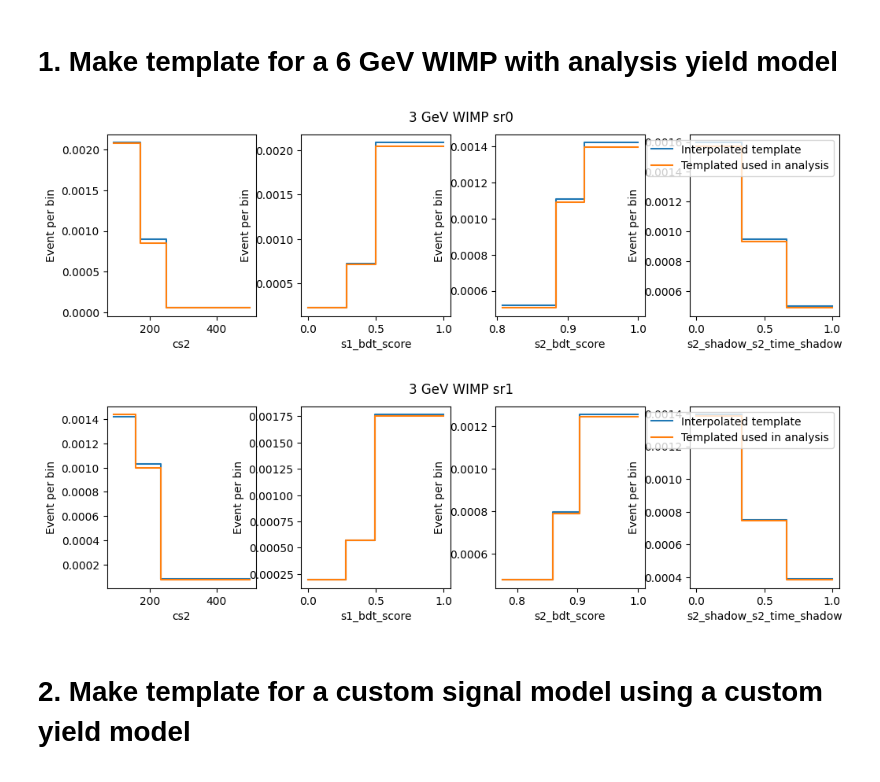
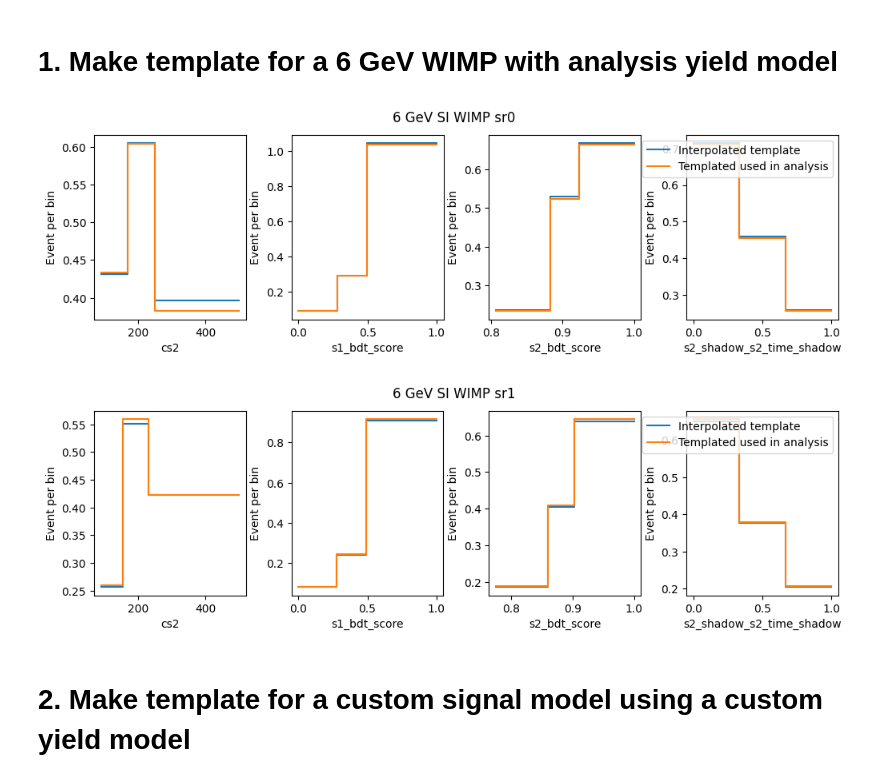
Before and after one commit to XENONnT/light_wimp_data_release, a Jupyter notebook: notebooks/1. SignalTemplate.ipynb, the cells around one changed output. Drawn from its saved outputs; the diff is of its cells as text; code cells hidden in the pictures.

```diff
--- a/notebooks/1. SignalTemplate.ipynb
+++ b/notebooks/1. SignalTemplate.ipynb
@@ -32,8 +25,8 @@ yield_model = {
     'qy': load_json(path + "signal/nr_qy_ybe_only_median_sr0_cevns.json")
 }
 # %%
-# Load 6 geV spectrum
-wimp_spectrum = load_json(path + f"signal/wimp_si_spectrum_3.json")
+# Load analytically computed spectrum
+wimp_spectrum = load_json(path + f"signal/wimp_si_spectrum_6.json")
 # %%
 # Perform fast simulation
 wimp_template = template.build_template(wimp_spectrum, yield_model)
@@ -41,30 +34,30 @@ wimp_template = template.build_template(wimp_spectrum, yield_model)
 # Load officlal template used in the analysis
 template_6geV = dict()
 for sr in ['sr0', 'sr1']:
-    template_6geV[sr] = template_to_multihist(path + f'wimp_si/template_XENONnT_{sr}_wimp_si_3_cevns_tly_0.0_tqy_0.0.h5')['template']
+    template_6geV[sr] = template_to_multihist(path + f'wimp_si/template_XENONnT_{sr}_wimp_si_6_cevns_tly_0.0_tqy_0.0.h5')['template']
 # %%
 # Compared data released templates
 
 for sr in ['sr0', 'sr1']:
 
     fig = plt.figure(figsize=(12, 3))
     grid = plt.GridSpec(1, 4, wspace=0.3)
 
     for i, axis in enumerate(['cs2', 's1_bdt_score', 's2_bdt_score', "s2_shadow_s2_time_shadow"]):
 
         plt.subplot(grid[i])
 
         wimp_template[sr].project(axis=axis).plot(label='Interpolated template',)
         template_6geV[sr].project(axis=axis).plot(label='Templated used in analysis')
         plt.xlabel(axis)
         plt.ylabel('Event per bin')
 
     plt.legend(loc=1)
-    fig.suptitle(f'3 GeV WIMP {sr}')
+    fig.suptitle(f'6 GeV SI WIMP {sr}')
     plt.show()
 # %% [output]
-[figure, old version]
+[figure, new version]
-[figure, old version]
+[figure, new version]
 # %% [markdown]
 # 2. Make template for a custom signal model using a custom yield model
 # %%
```
Also changed, not shown: parts of 43 cells of this notebook.
